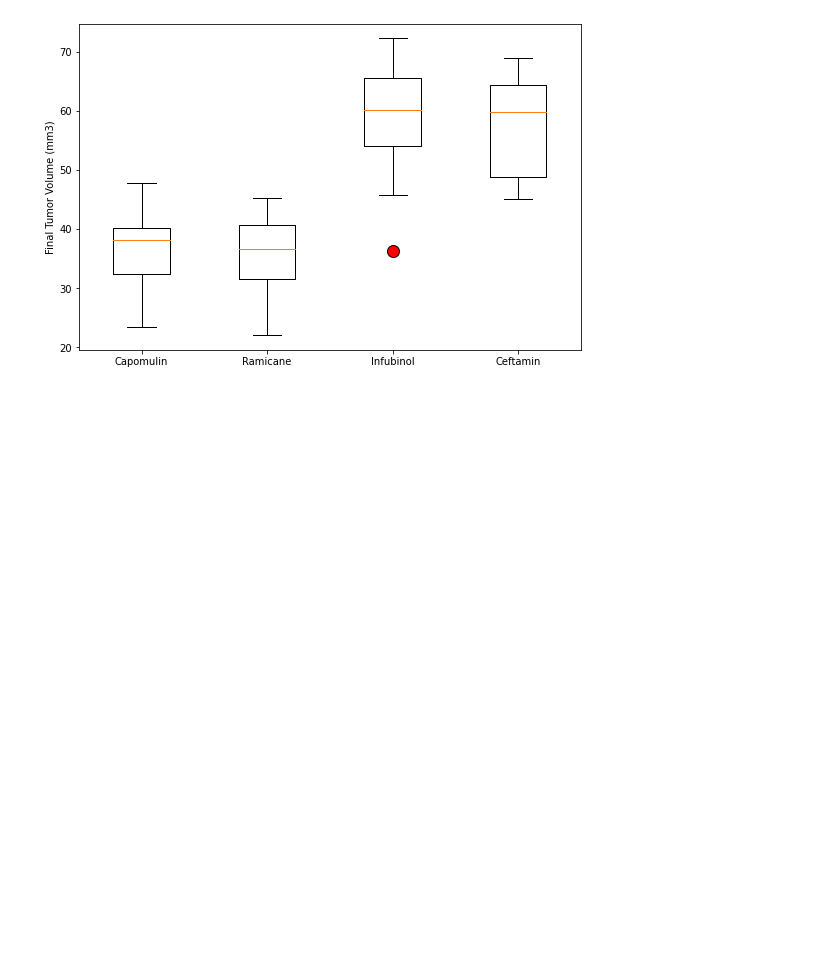
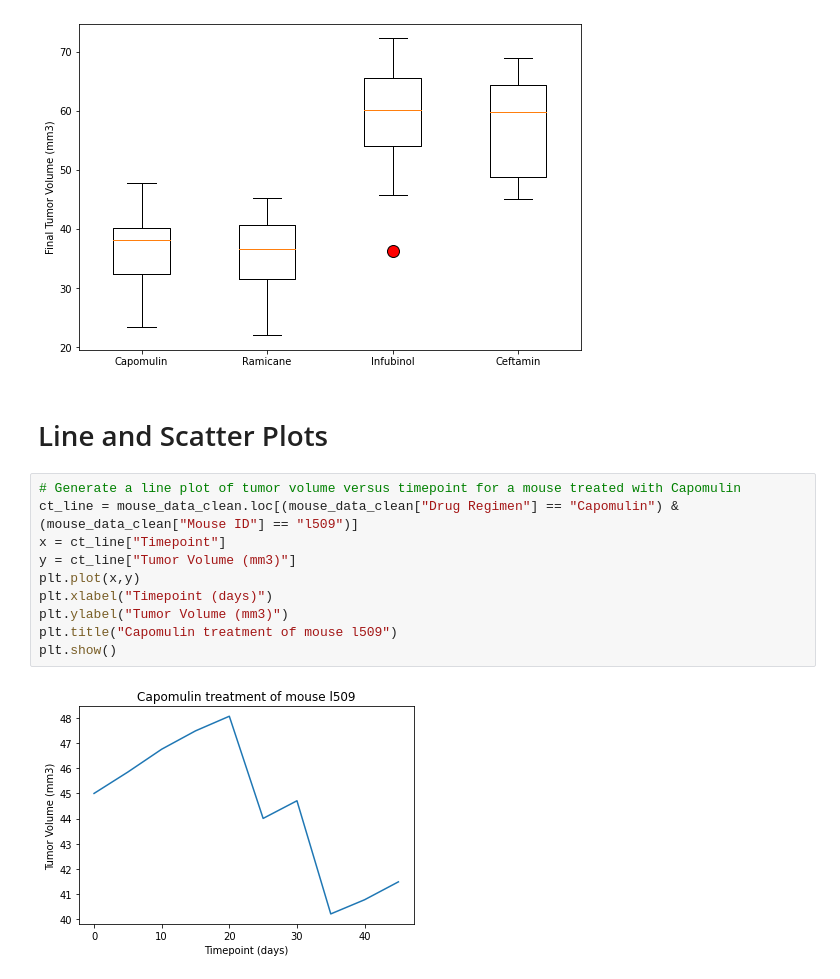
Before and after one commit to jbarkle/Matplotlib-Challenge, a Jupyter notebook: Pymaceuticals.ipynb, the cells around one changed output. Drawn from its saved outputs; the diff is of its cells as text; blank space fills up the shorter version.

Commit message:
script line and scatter plots

```diff
--- a/Pymaceuticals.ipynb
+++ b/Pymaceuticals.ipynb
@@ -221,3 +221,17 @@ ax1.set_ylabel("Final Tumor Volume (mm3)")
 plt.show()
 # %% [output]
 [figure]
+# %% [markdown]
+# Line and Scatter Plots
+# %%
+# Generate a line plot of tumor volume versus timepoint for a mouse treated with Capomulin
+ct_line = mouse_data_clean.loc[(mouse_data_clean["Drug Regimen"] == "Capomulin") & (mouse_data_clean["Mouse ID"] == "l509")]
+x = ct_line["Timepoint"]
+y = ct_line["Tumor Volume (mm3)"]
+plt.plot(x,y)
+plt.xlabel("Timepoint (days)")
+plt.ylabel("Tumor Volume (mm3)")
+plt.title("Capomulin treatment of mouse l509")
+plt.show()
+# %% [output]
+[figure, added]
```
Also changed, not shown: parts of 1 cell of this notebook.
